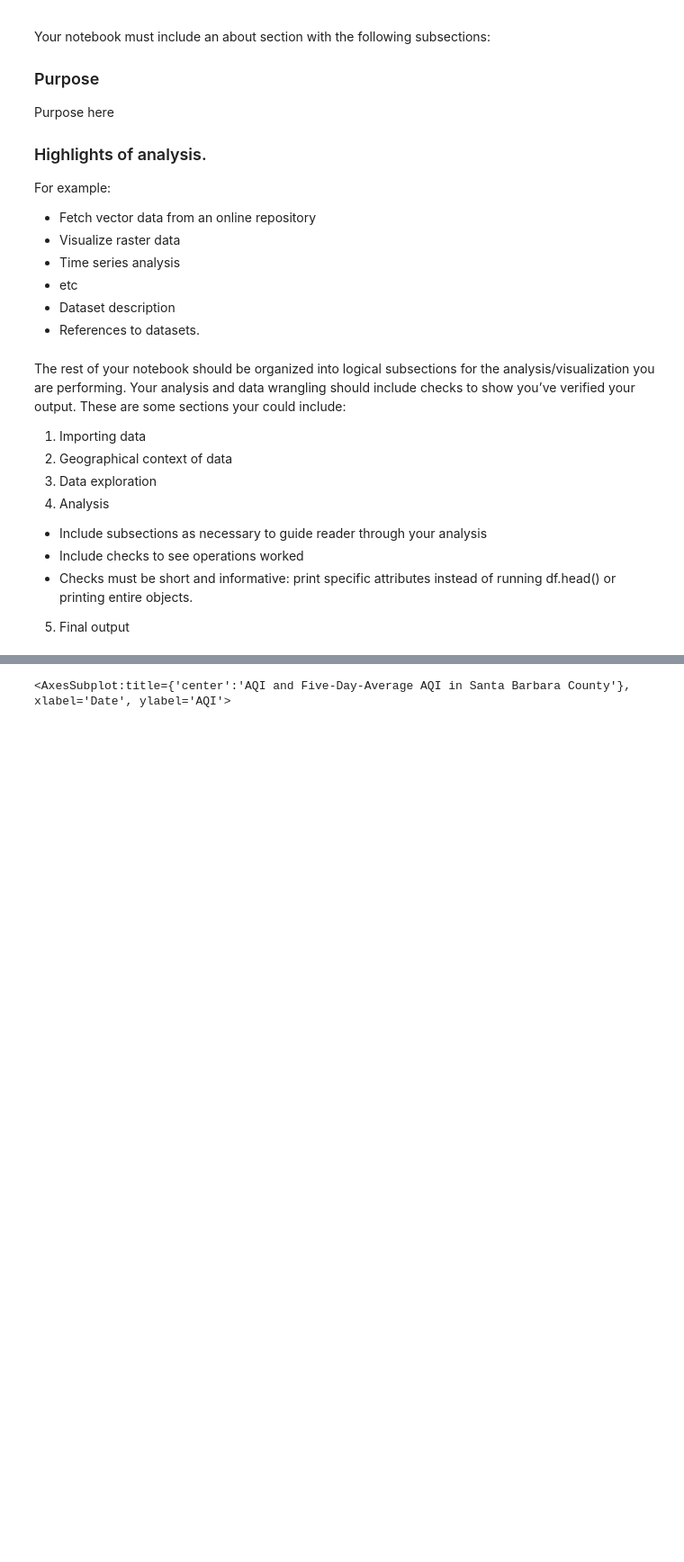
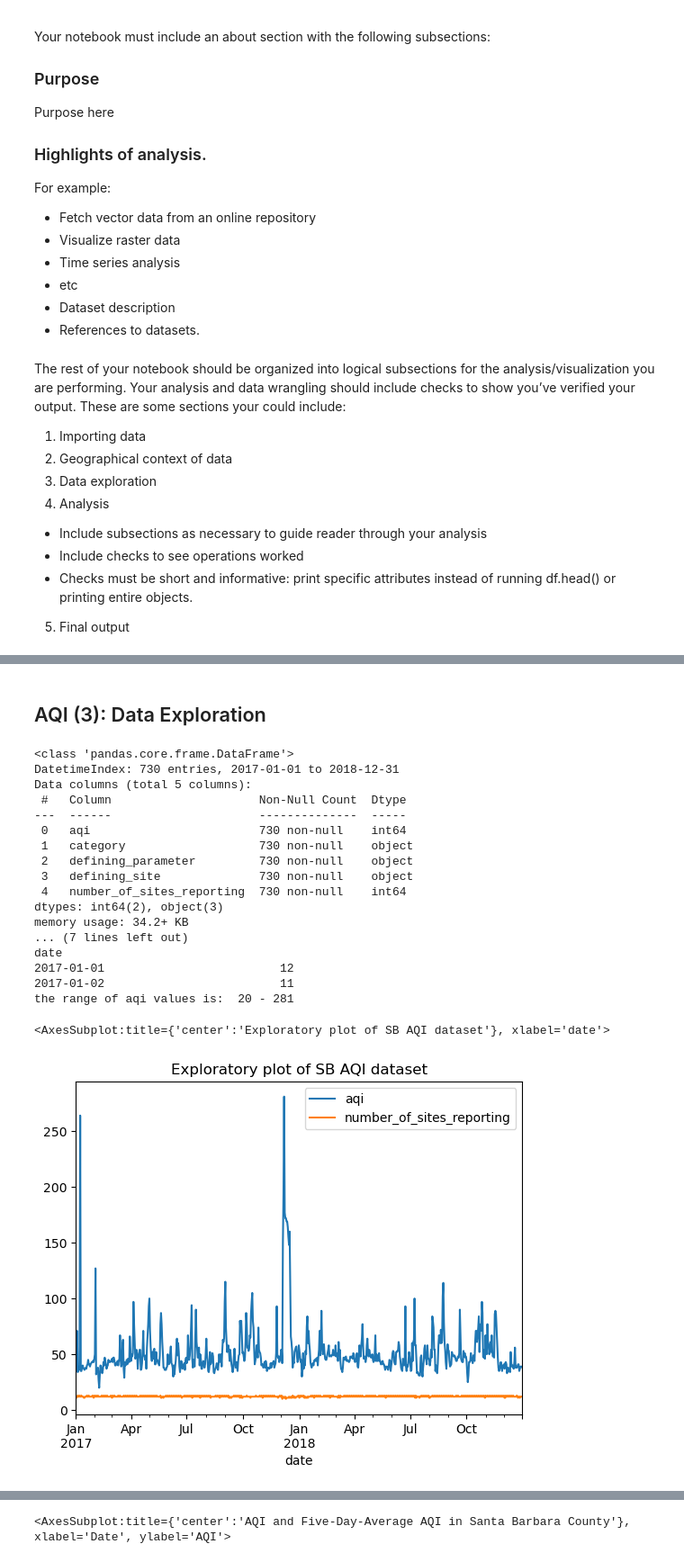
Before and after one commit to cnordheim-maestas/eds-220-hwk4-task3-Presentation-ready-repo, a Jupyter notebook: aqi-and-false-color-image.ipynb, the cells around one changed output, grey strips where cells are left out. Shown: that part at 90% size. Saved outputs shown, nothing was run; the diff lists cells and outputs as text; code cells hidden in the pictures; blank space fills up the shorter version.

```diff
--- a/aqi-and-false-color-image.ipynb
+++ b/aqi-and-false-color-image.ipynb
@@ -34,0 +98,36 @@ of running df.head() or printing entire objects.
+# %% [markdown]
+## AQI (3): Data Exploration
+# %%
+# AQI data
+# Let's explore the cleaned aqi data, that just has Santa Barbara, and includes 2017 and 2018
+
+# use the .info() function to see the datatypes, number of entries, and timeframe in the datetime index
+print(aqi_sb.info())
+
+# look at top 2 rows of data
+print(aqi_sb.head(2))
+
+# for fun, let's look at the range of the aqi values
+print('the range of aqi values is: ', aqi_sb.aqi.min(), '-', aqi_sb.aqi.max())
+
+aqi_sb.plot(title="Exploratory plot of SB AQI dataset") #preliminary plot
+# %% [output]
+<class 'pandas.core.frame.DataFrame'>
+DatetimeIndex: 730 entries, 2017-01-01 to 2018-12-31
+Data columns (total 5 columns):
+ #   Column                     Non-Null Count  Dtype
+---  ------                     --------------  -----
+ 0   aqi                        730 non-null    int64
+ 1   category                   730 non-null    object
+ 2   defining_parameter         730 non-null    object
+ 3   defining_site              730 non-null    object
+ 4   number_of_sites_reporting  730 non-null    int64
+dtypes: int64(2), object(3)
+memory usage: 34.2+ KB
+... (7 lines left out)
+date
+2017-01-01                         12
+2017-01-02                         11
+the range of aqi values is:  20 - 281
+<AxesSubplot:title={'center':'Exploratory plot of SB AQI dataset'}, xlabel='date'>
+[figure, added]
```
Also changed, not shown: parts of 25 cells of this notebook.
